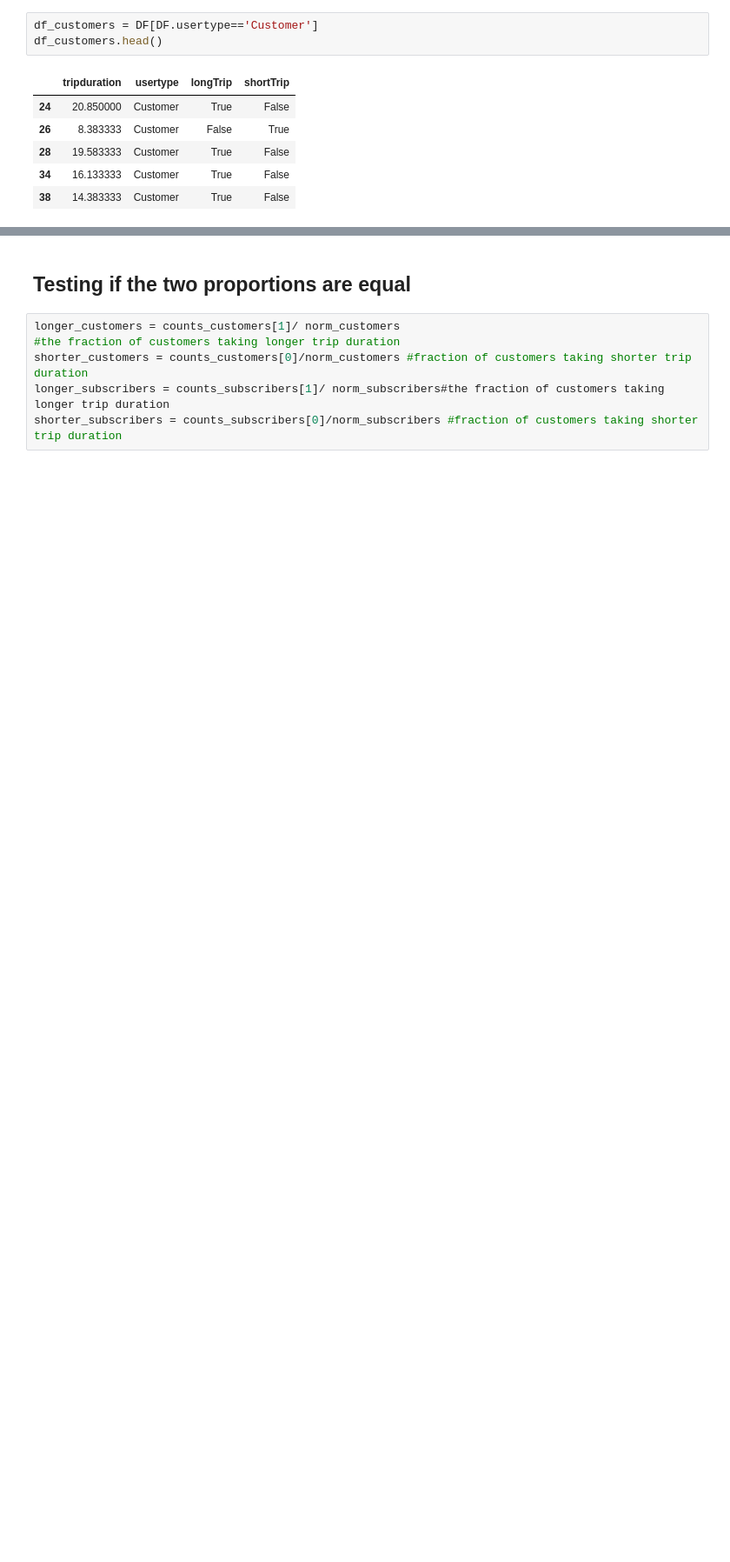
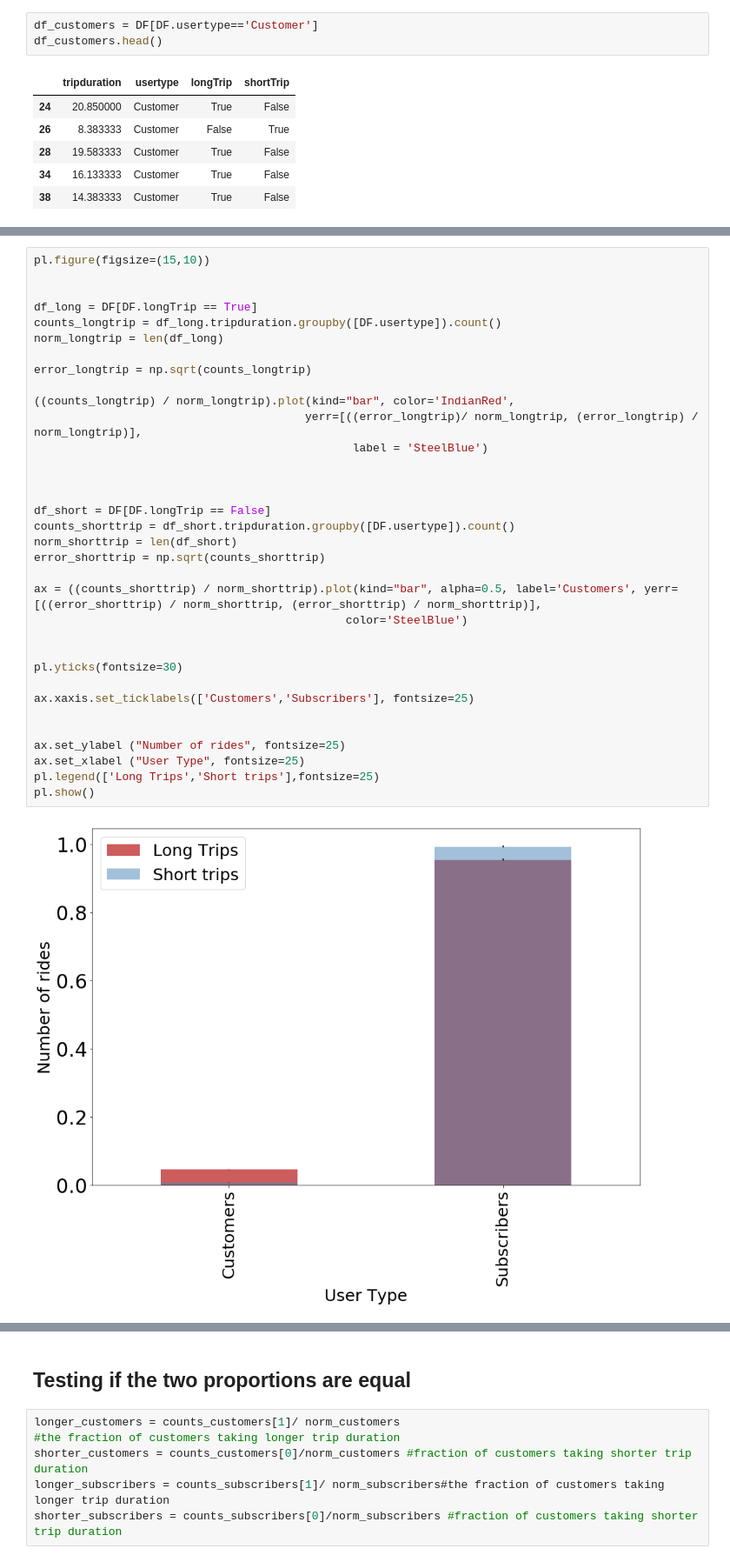
Before and after one commit to biabbiassago/PUI2017_bb1569, a Jupyter notebook: HW7_bb1569/CitiBikeProject_bb1569.ipynb, the cells around one changed output, grey strips where cells are left out. Shown at 87% size. Saved outputs shown, nothing was run; the diff lists cells and outputs as text; blank space fills up the shorter version.

```diff
--- a/HW7_bb1569/CitiBikeProject_bb1569.ipynb
+++ b/HW7_bb1569/CitiBikeProject_bb1569.ipynb
@@ -175,0 +180,36 @@ df_customers.head()
+# %%
+pl.figure(figsize=(15,10))
+
+
+df_long = DF[DF.longTrip == True]
+counts_longtrip = df_long.tripduration.groupby([DF.usertype]).count()
+norm_longtrip = len(df_long)
+
+error_longtrip = np.sqrt(counts_longtrip)
+
+((counts_longtrip) / norm_longtrip).plot(kind="bar", color='IndianRed',
+                                        yerr=[((error_longtrip)/ norm_longtrip, (error_longtrip) / norm_longtrip)],
+                                               label = 'SteelBlue')
+
+
+
+df_short = DF[DF.longTrip == False]
+counts_shorttrip = df_short.tripduration.groupby([DF.usertype]).count()
+norm_shorttrip = len(df_short)
+error_shorttrip = np.sqrt(counts_shorttrip)
+
+ax = ((counts_shorttrip) / norm_shorttrip).plot(kind="bar", alpha=0.5, label='Customers', yerr=[((error_shorttrip) / norm_shorttrip, (error_shorttrip) / norm_shorttrip)],
+                                              color='SteelBlue')
+
+
+pl.yticks(fontsize=30)
+
+ax.xaxis.set_ticklabels(['Customers','Subscribers'], fontsize=25)
+
+
+ax.set_ylabel ("Number of rides", fontsize=25)
+ax.set_xlabel ("User Type", fontsize=25)
+pl.legend(['Long Trips','Short trips'],fontsize=25)
+pl.show()
+# %% [output]
+[figure, added]
```
Also changed, not shown: parts of 12 cells of this notebook.
